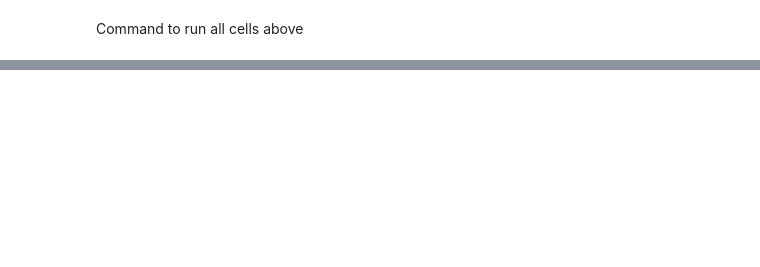
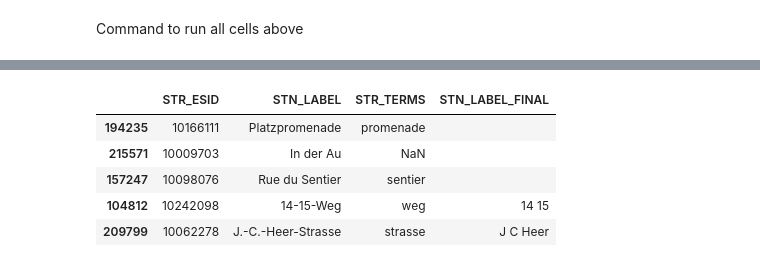
Before and after one commit to CaptainInler/cassda-zertifikatsarbeit, a Jupyter notebook: Datapreparation/Extract_street_terms_from_street_names.ipynb, the cells around one changed output, grey strips where cells are left out. Cells and saved outputs as stored; diff of their text form; code cells hidden in the pictures; blank space fills up the shorter version.

```diff
--- a/Datapreparation/Extract_street_terms_from_street_names.ipynb
+++ b/Datapreparation/Extract_street_terms_from_street_names.ipynb
@@ -444,2 +529,11 @@ print(missing_data)
+# %%
+streetnames.loc[[194235, 215571, 157247, 104812, 209799], ['STR_ESID', 'STN_LABEL', 'STR_TERMS', 'STN_LABEL_FINAL']]
+# %% [output]
+|  | STR_ESID | STN_LABEL | STR_TERMS | STN_LABEL_FINAL |
+| 194235 | 10166111 | Platzpromenade | promenade |  |
+| 215571 | 10009703 | In der Au | NaN |  |
+| 157247 | 10098076 | Rue du Sentier | sentier |  |
+| 104812 | 10242098 | 14-15-Weg | weg | 14 15 |
+| 209799 | 10062278 | J.-C.-Heer-Strasse | strasse | J C Heer |
 # %%
 streetnames.to_csv('streetnames.csv', encoding='UTF-8-SIG', sep=';')
```
Also changed, not shown: parts of 18 cells of this notebook, 14 other files.
